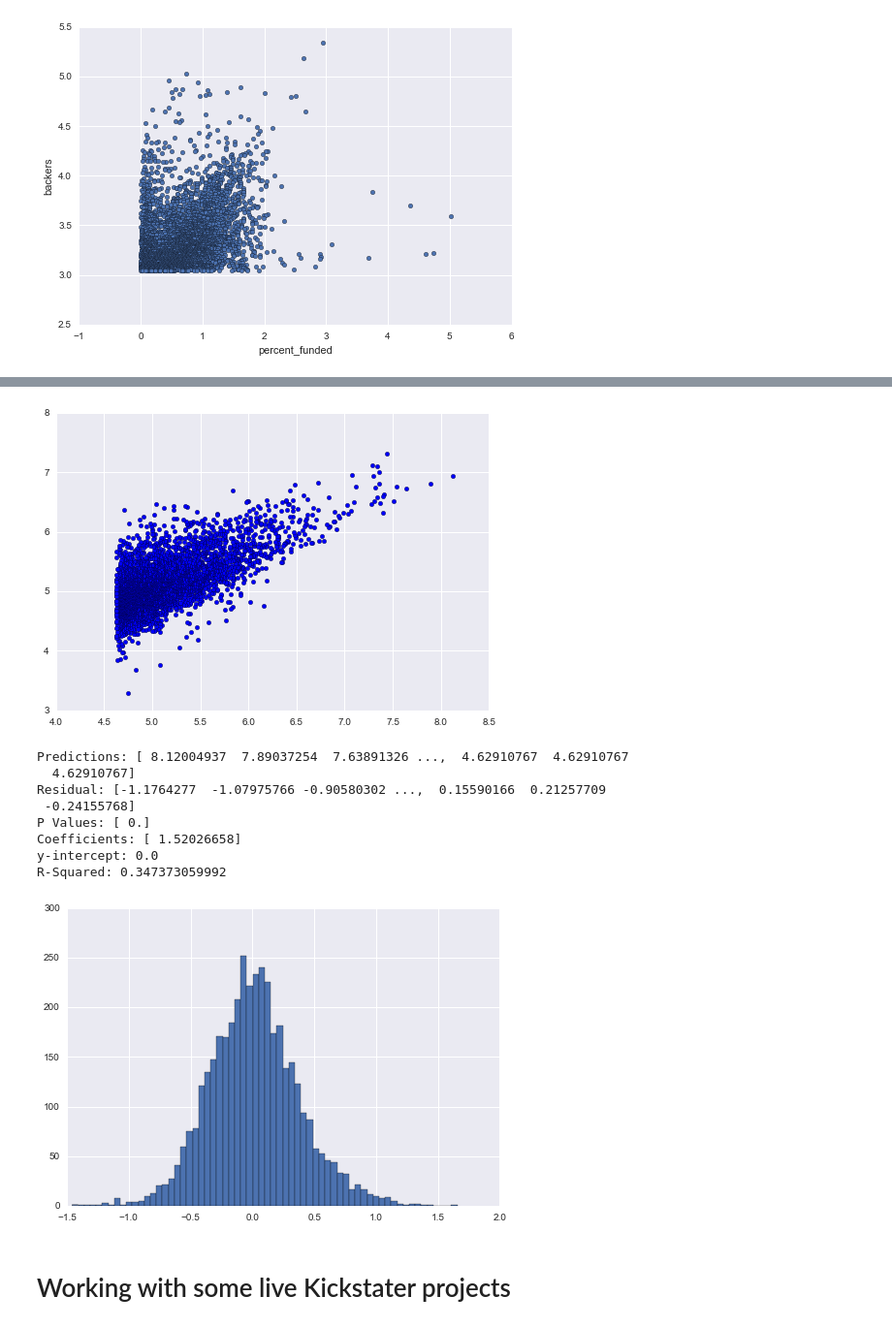
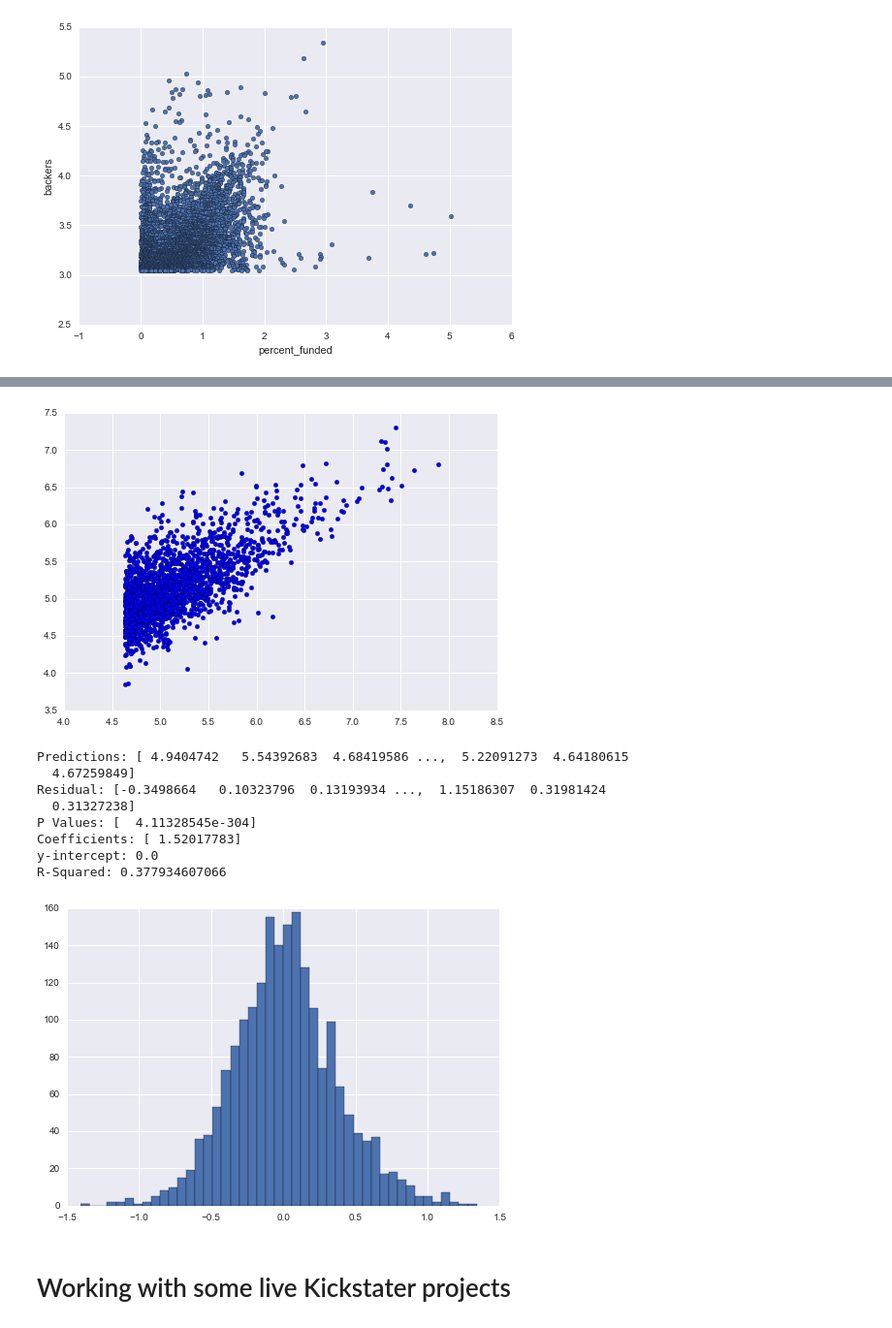
Before and after one commit to babyfacebrian/Kickstarter-Data-Analysis, a Jupyter notebook: Exploratory Analysis & Linear Regression.ipynb, the cells around one changed output, grey strips where cells are left out. Shown at 97% size. Cells and saved outputs as stored; diff of their text form; code cells hidden in the pictures.

```diff
--- a/Exploratory Analysis & Linear Regression.ipynb
+++ b/Exploratory Analysis & Linear Regression.ipynb
@@ -295,15 +223,3 @@ log_kick.plot(kind='scatter', x='percent_funded', y='backers')
 # %% [output]
 <matplotlib.axes._subplots.AxesSubplot at 0x...>
 [figure]
-# %%
-from sklearn import linear_model
-
-X = log_kick[["backers"]]
-Y = log_kick["pledged_amount"]
-
-# Fiting the linear model
-model = linear_model.LinearRegression()
-results = model.fit(X, Y)
-
-# Print the coefficients
-print results.intercept_, results.coef_
@@ -411,0 +292,14 @@ Warnings:
+# %%
+X = log_kick[["backers"]]
+y = log_kick["pledged_amount"]
+
+#Spliting testing and train.
+X_train, X_test, y_train, y_test = train_test_split(X, y, test_size=0.5, random_state=0)
+
+
+# Fiting the linear model
+model = linear_model.LinearRegression()
+results = model.fit(X_train, y_train)
+
+# Print the coefficients
+print results.intercept_, results.coef_
@@ -412,44 +354,41 @@ Warnings:
 # %%
-from sklearn import feature_selection, linear_model
-
-def get_linear_model_metrics(X, Y, algo):
+def get_linear_model_metrics(X, y, algo):
     pvals = feature_selection.f_regression(X, Y)[1]
 
     algo.fit(X,Y)
 
     predictions = algo.predict(X)
     plt.scatter(predictions, Y)
     plt.show()
     print "Predictions: " + str(predictions)
     residuals = (Y-algo.predict(X)).values
     print "Residual: " + str(residuals)
 
-    # print the necessary values
     print 'P Values:', pvals
     print 'Coefficients:', algo.coef_
     print 'y-intercept:', algo.intercept_
     print 'R-Squared:', algo.score(X,Y)
     plt.figure()
     plt.hist(residuals, bins=np.ceil(np.sqrt(len(Y))))
 
-    # keep the model
+
     return algo
 
-X = log_kick[['backers']]
-Y = log_kick['pledged_amount']
+backers_X = X_test
+amt_Y = y_test
 lm = linear_model.LinearRegression(fit_intercept=False)
-lm = get_linear_model_metrics(X, Y, lm)
+lm = get_linear_model_metrics(backers_X, amt_Y, lm)
 # %% [output]
-[figure, old version]
+[figure, new version]
-Predictions: [ 8.12004937  7.89037254  7.63891326 ...,  4.62910767  4.62910767
-  4.62910767]
-Residual: [-1.1764277  -1.07975766 -0.90580302 ...,  0.15590166  0.21257709
- -0.24155768]
-P Values: [ 0.]
-Coefficients: [ 1.52026658]
+Predictions: [ 4.9404742   5.54392683  4.68419586 ...,  5.22091273  4.64180615
+  4.67259849]
+Residual: [-0.3498664   0.10323796  0.13193934 ...,  1.15186307  0.31981424
+  0.31327238]
+P Values: [  4.11328545e-304]
+Coefficients: [ 1.52017783]
 y-intercept: 0.0
-R-Squared: 0.347373059992
+R-Squared: 0.377934607066
-[figure, old version]
+[figure, new version]
 # %% [markdown]
 # Working with some live Kickstater projects
 # %%
```
Also changed, not shown: parts of 27 cells of this notebook, 2 other files.
